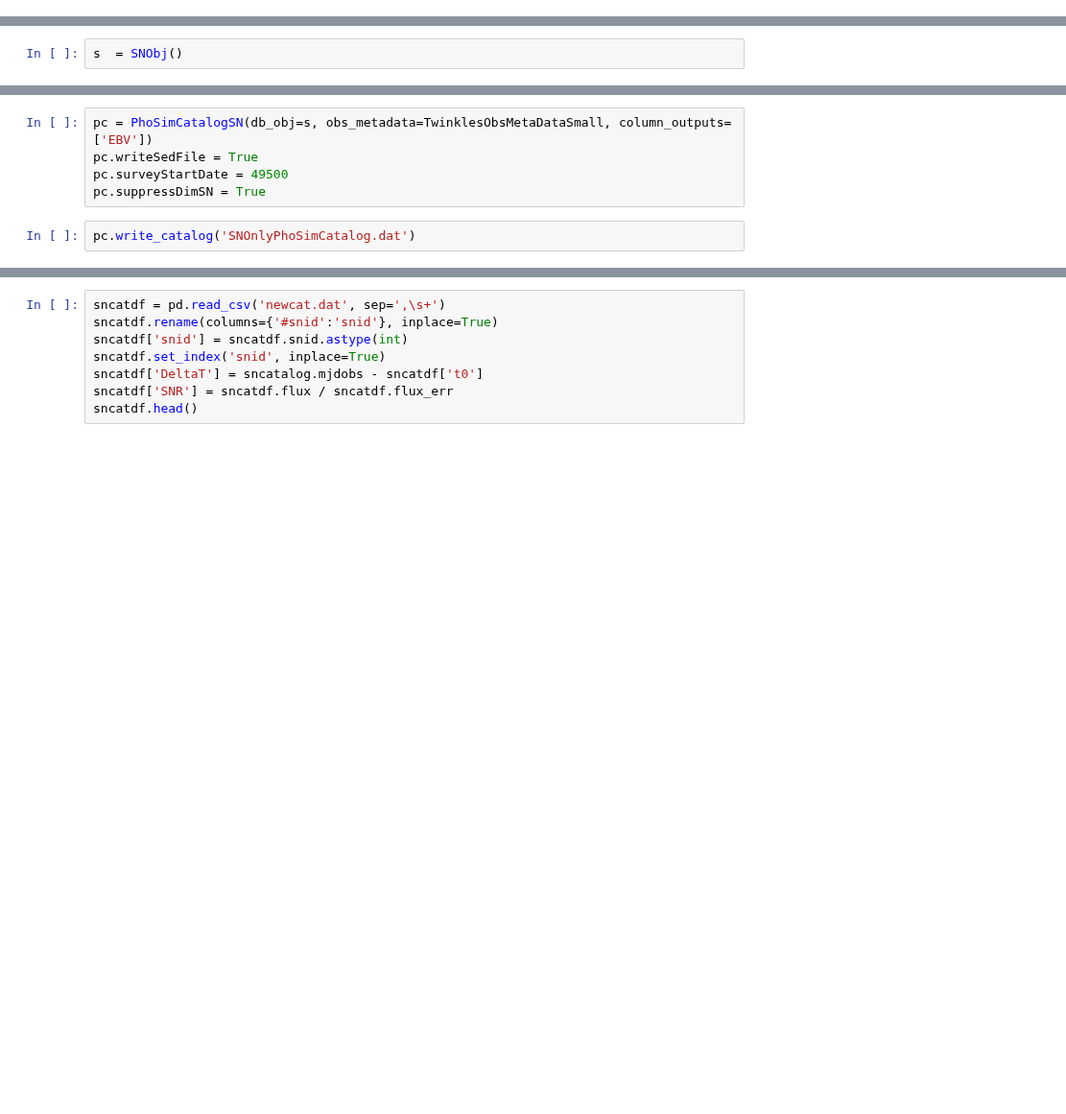
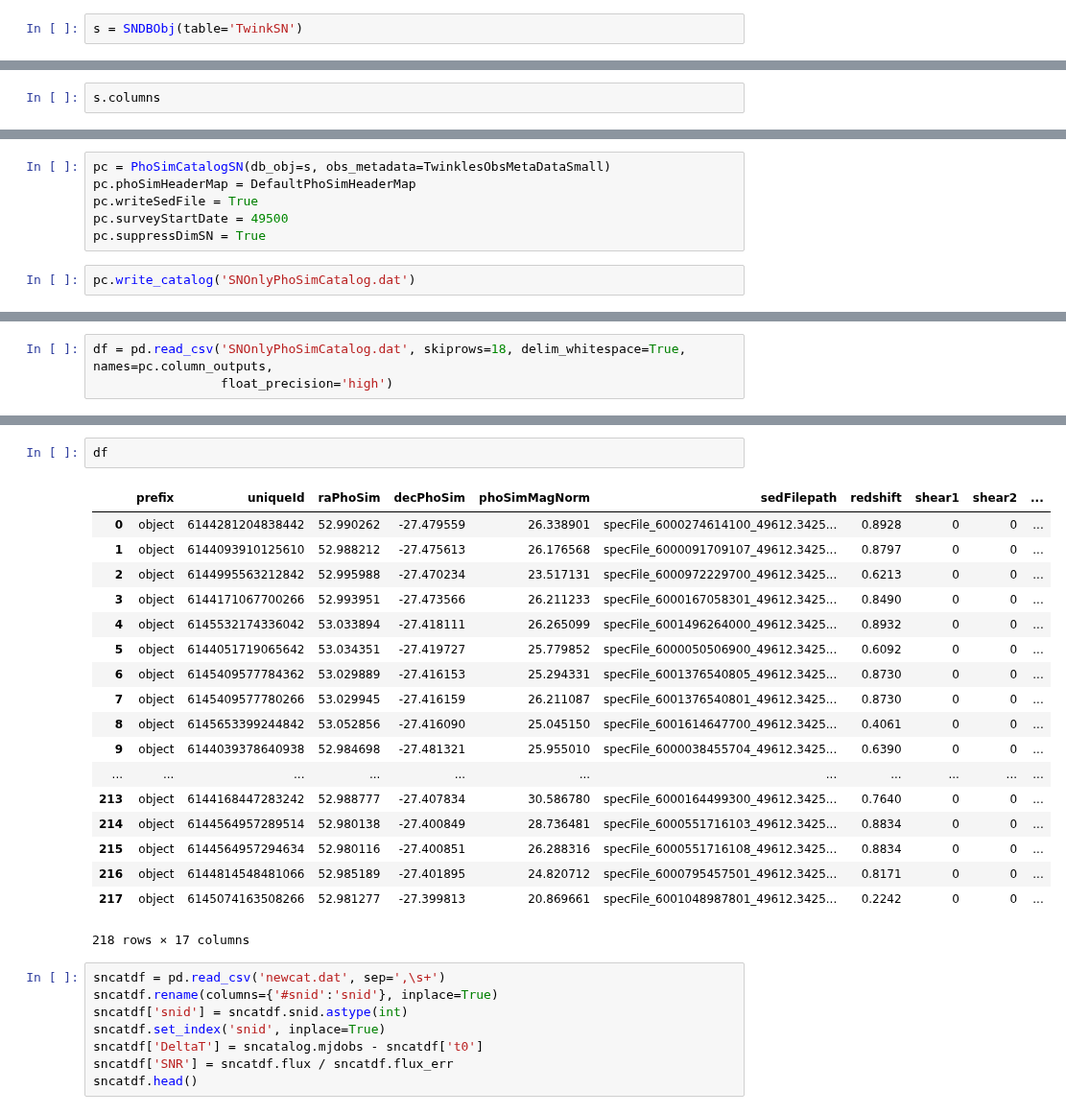
Before and after one commit to lsst-sims/legacy_sims_catUtils, a Jupyter notebook: examples/Using_SNModels_dbObj.ipynb, the cells around one changed output, grey strips where cells are left out. Shown at 96% size. Cells and saved outputs as stored; diff of their text form; blank space fills up the shorter version.

Commit message:
Changes to the example notebook demonstrating the use of SN db objects in making Instance Catalogs and PhoSim Instance Catalogs 	modified:   Using_SNModels_dbObj.ipynb

```diff
--- a/examples/Using_SNModels_dbObj.ipynb
+++ b/examples/Using_SNModels_dbObj.ipynb
@@ -28,0 +35,2 @@ from lsst.sims.catUtils.mixins import FrozenSNCat
+# %%
+s = SNDBObj(table='TwinkSN')
@@ -29,2 +51,2 @@ from lsst.sims.catUtils.mixins import FrozenSNCat
 # %%
-s  = SNObj()
+s.columns
@@ -135,5 +321,6 @@ from lsst.sims.catUtils.exampleCatalogDefinitions.phoSimCatalogExamples import P
 # %%
-pc = PhoSimCatalogSN(db_obj=s, obs_metadata=TwinklesObsMetaDataSmall, column_outputs=['EBV'])
+pc = PhoSimCatalogSN(db_obj=s, obs_metadata=TwinklesObsMetaDataSmall)
+pc.phoSimHeaderMap = DefaultPhoSimHeaderMap
 pc.writeSedFile = True
 pc.surveyStartDate = 49500
 pc.suppressDimSN = True
@@ -141,0 +458,3 @@ pc.write_catalog('SNOnlyPhoSimCatalog.dat')
+# %%
+df = pd.read_csv('SNOnlyPhoSimCatalog.dat', skiprows=18, delim_whitespace=True, names=pc.column_outputs,
+                 float_precision='high')
@@ -142,3 +502,24 @@ pc.write_catalog('SNOnlyPhoSimCatalog.dat')
+# %%
+df
+# %% [output]
+|  | prefix | uniqueId | raPhoSim | decPhoSim | phoSimMagNorm | sedFilepath | redshift | shear1 | shear2 | ... |
+| 0 | object | 6144281204838442 | 52.990262 | -27.479559 | 26.338901 | specFile_6000274614100_49612.3425... | 0.8928 | 0 | 0 | ... |
+| 1 | object | 6144093910125610 | 52.988212 | -27.475613 | 26.176568 | specFile_6000091709107_49612.3425... | 0.8797 | 0 | 0 | ... |
+| 2 | object | 6144995563212842 | 52.995988 | -27.470234 | 23.517131 | specFile_6000972229700_49612.3425... | 0.6213 | 0 | 0 | ... |
+| 3 | object | 6144171067700266 | 52.993951 | -27.473566 | 26.211233 | specFile_6000167058301_49612.3425... | 0.8490 | 0 | 0 | ... |
+| 4 | object | 6145532174336042 | 53.033894 | -27.418111 | 26.265099 | specFile_6001496264000_49612.3425... | 0.8932 | 0 | 0 | ... |
+| 5 | object | 6144051719065642 | 53.034351 | -27.419727 | 25.779852 | specFile_6000050506900_49612.3425... | 0.6092 | 0 | 0 | ... |
+| 6 | object | 6145409577784362 | 53.029889 | -27.416153 | 25.294331 | specFile_6001376540805_49612.3425... | 0.8730 | 0 | 0 | ... |
+| 7 | object | 6145409577780266 | 53.029945 | -27.416159 | 26.211087 | specFile_6001376540801_49612.3425... | 0.8730 | 0 | 0 | ... |
+| 8 | object | 6145653399244842 | 53.052856 | -27.416090 | 25.045150 | specFile_6001614647700_49612.3425... | 0.4061 | 0 | 0 | ... |
+| 9 | object | 6144039378640938 | 52.984698 | -27.481321 | 25.955010 | specFile_6000038455704_49612.3425... | 0.6390 | 0 | 0 | ... |
+| ... | ... | ... | ... | ... | ... | ... | ... | ... | ... | ... |
+| 213 | object | 6144168447283242 | 52.988777 | -27.407834 | 30.586780 | specFile_6000164499300_49612.3425... | 0.7640 | 0 | 0 | ... |
+| 214 | object | 6144564957289514 | 52.980138 | -27.400849 | 28.736481 | specFile_6000551716103_49612.3425... | 0.8834 | 0 | 0 | ... |
+| 215 | object | 6144564957294634 | 52.980116 | -27.400851 | 26.288316 | specFile_6000551716108_49612.3425... | 0.8834 | 0 | 0 | ... |
+| 216 | object | 6144814548481066 | 52.985189 | -27.401895 | 24.820712 | specFile_6000795457501_49612.3425... | 0.8171 | 0 | 0 | ... |
+| 217 | object | 6145074163508266 | 52.981277 | -27.399813 | 20.869661 | specFile_6001048987801_49612.3425... | 0.2242 | 0 | 0 | ... |
+218 rows × 17 columns
 # %%
 sncatdf = pd.read_csv('newcat.dat', sep=',\s+')
 sncatdf.rename(columns={'#snid':'snid'}, inplace=True)
```
Also changed, not shown: parts of 58 cells of this notebook.
